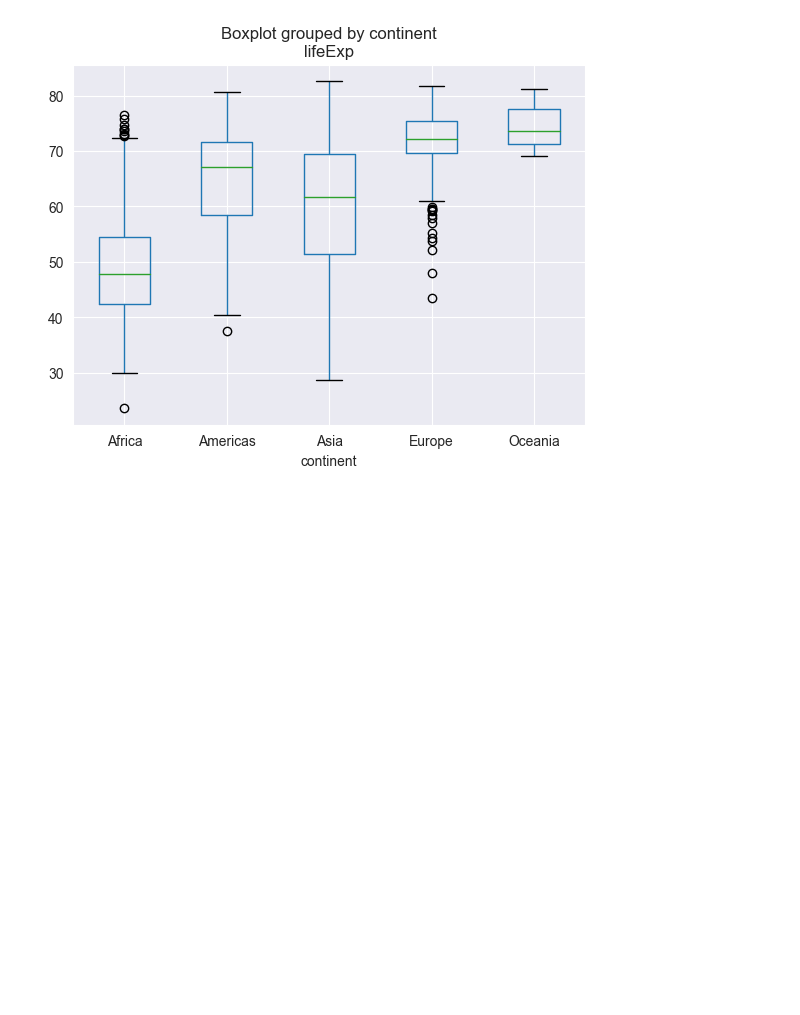
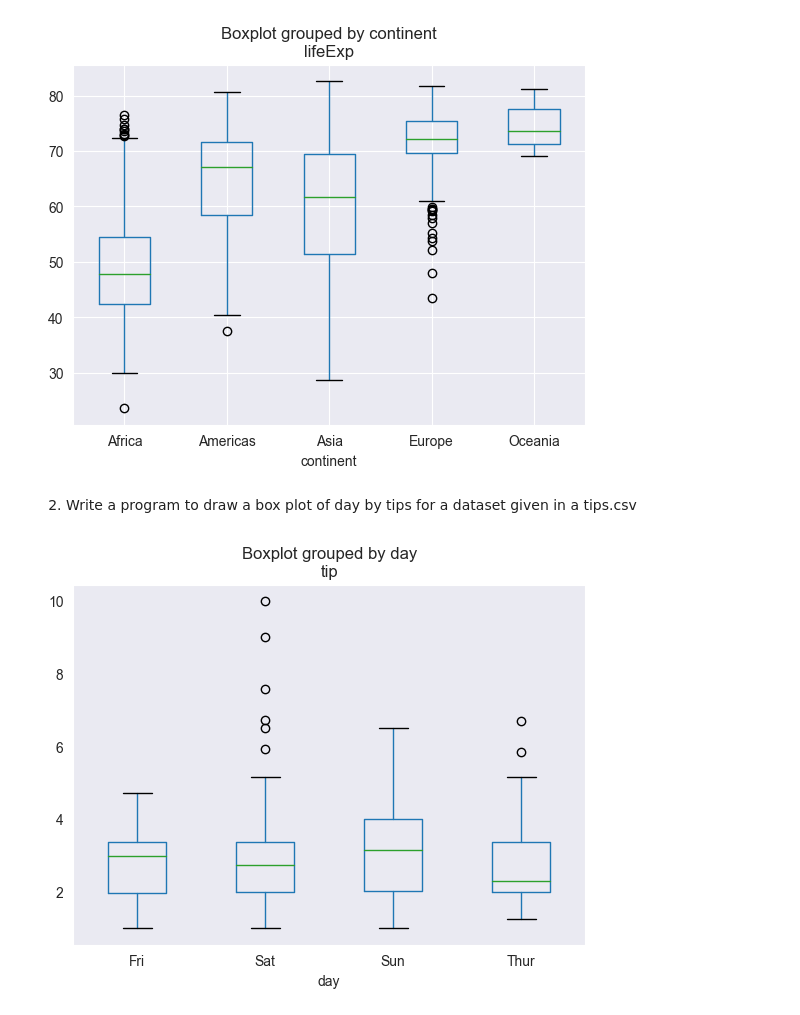
Before and after one commit to milanbiranwar18/Python_Libraries, a Jupyter notebook: Seaborn/seaborn.ipynb, the cells around one changed output. Drawn from its saved outputs; the diff is of its cells as text; code cells hidden in the pictures; blank space fills up the shorter version.

Commit message:
[Milan] Added code for seaborn

```diff
--- a/Seaborn/seaborn.ipynb
+++ b/Seaborn/seaborn.ipynb
@@ -74,3 +74,14 @@ df.boxplot(by ='continent', column =['lifeExp'])
 plt.show()
 # %% [output]
 [figure]
+# %% [markdown]
+2. Write a program to draw a box plot of day by tips for a dataset given in a tips.csv
+# %%
+import pandas as pd
+import seaborn as sns
+import matplotlib.pyplot as plt
+df = pd.read_csv("tips.csv")
+df.boxplot(by ='day', column =['tip'], grid = False)
+plt.show()
+# %% [output]
+[figure, added]
```
Also changed, not shown: parts of 4 cells of this notebook.
